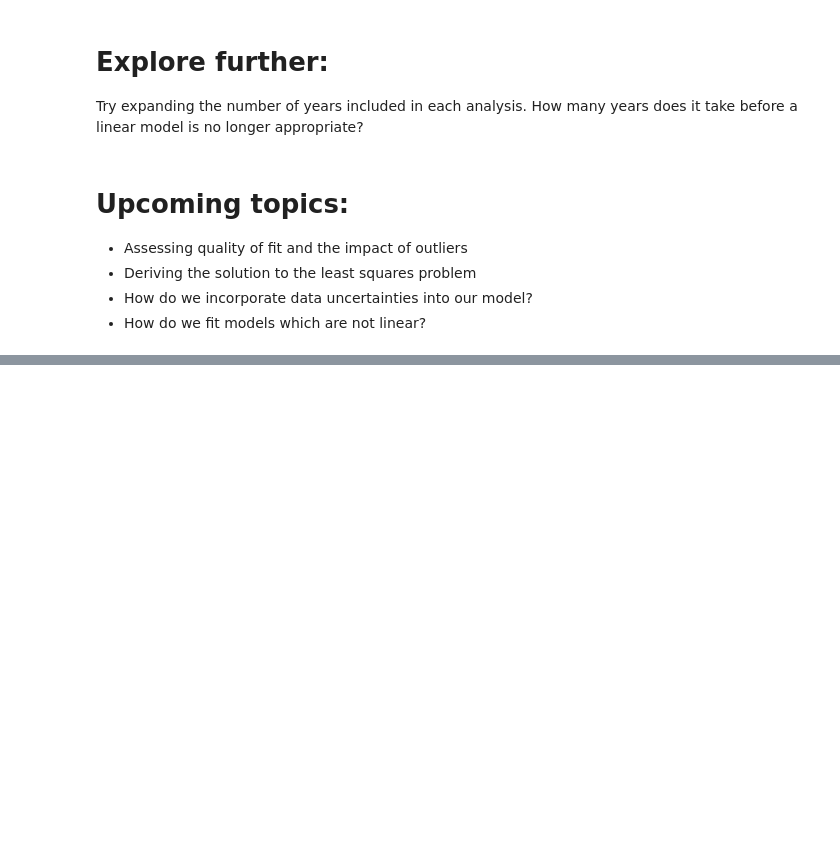
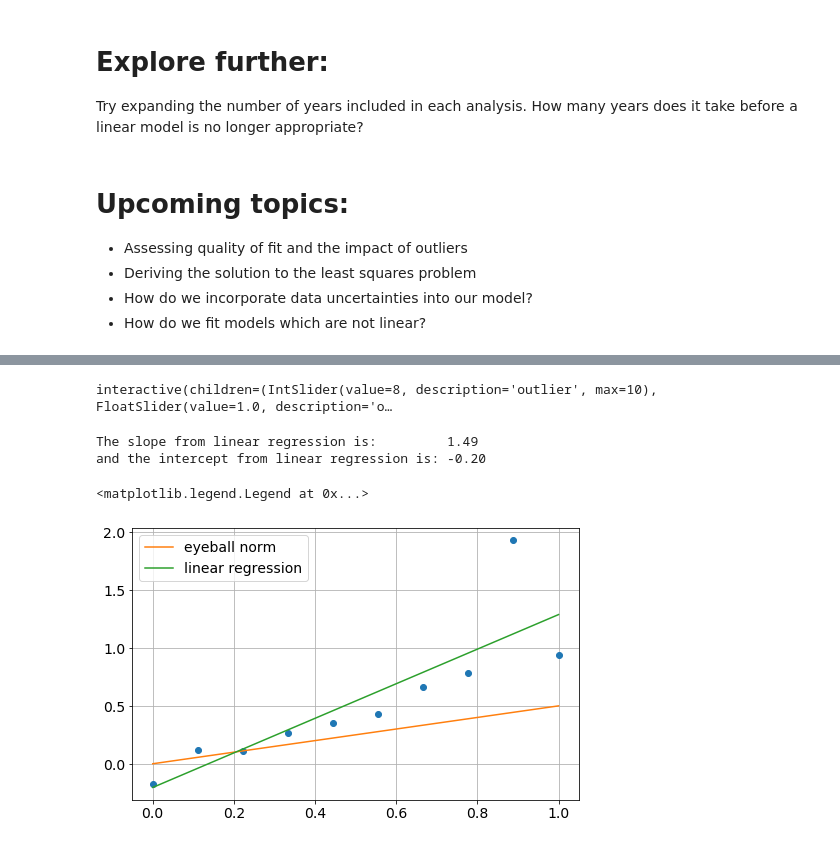
Before and after one commit to lheagy/ubc-demo, a Jupyter notebook: linear-regression.ipynb, the cells around one changed output, grey strips where cells are left out. Drawn from its saved outputs; the diff is of its cells as text; code cells hidden in the pictures; blank space fills up the shorter version.

Commit message:
update notebook to include outlier example

```diff
--- a/linear-regression.ipynb
+++ b/linear-regression.ipynb
@@ -338,0 +403,46 @@ Try expanding the number of years included in each analysis. How many years does
+# %%
+def plot_eyeball_norm_outlier(
+    outlier=n_samples/2, offset=0., slope=1, intercept=0
+):
+    fig, ax = plt.subplots(1, 1, figsize=(8, 5))
+
+    plot_data_with_outlier(outlier, offset, ax)
+    add_line(x, slope, intercept, ax)
+# %%
+w_outlier = widgets.interactive(
+    plot_eyeball_norm_outlier,
+    outlier=widgets.IntSlider(min=0, max=n_samples, value=n_samples-2),
+    offset=widgets.FloatSlider(min=-5, max=5, value=1),
+    slope=widgets.FloatSlider(min=0, max=2, value=0.5),
+    intercept=widgets.FloatSlider(min=-1, max=1, value=0),
+
+)
+
+w_outlier
+# %% [output]
+interactive(children=(IntSlider(value=8, description='outlier', max=10), FloatSlider(value=1.0, description='o…
+# %%
+widget_outlier = w_outlier.children[0].value
+widget_offset = w_outlier.children[1].value
+widget_slope = w_outlier.children[2].value
+widget_intercept = w_outlier.children[3].value
+# %%
+slope_outlier_fit, intercept_outlier_fit, r2, _, _ = stats.linregress(
+    x, create_outlier(widget_outlier, widget_offset)
+)
+print(
+    f"The slope from linear regression is:         {slope_outlier_fit:1.2f} \n"
+    f"and the intercept from linear regression is: {intercept_outlier_fit:1.2f}"
+)
+# %% [output]
+The slope from linear regression is:         1.49
+and the intercept from linear regression is: -0.20
+# %%
+fig, ax = plt.subplots(1, 1, figsize=(8, 5))
+plot_data_with_outlier(widget_outlier, widget_offset, ax)
+add_line(x, widget_slope, widget_intercept, ax, label="eyeball norm")
+add_line(x, slope_outlier_fit, intercept_outlier_fit, ax, label="linear regression")
+ax.legend()
+# %% [output]
+<matplotlib.legend.Legend at 0x...>
+[figure, added]
```
Also changed, not shown: parts of 20 cells of this notebook, 2 other files.
